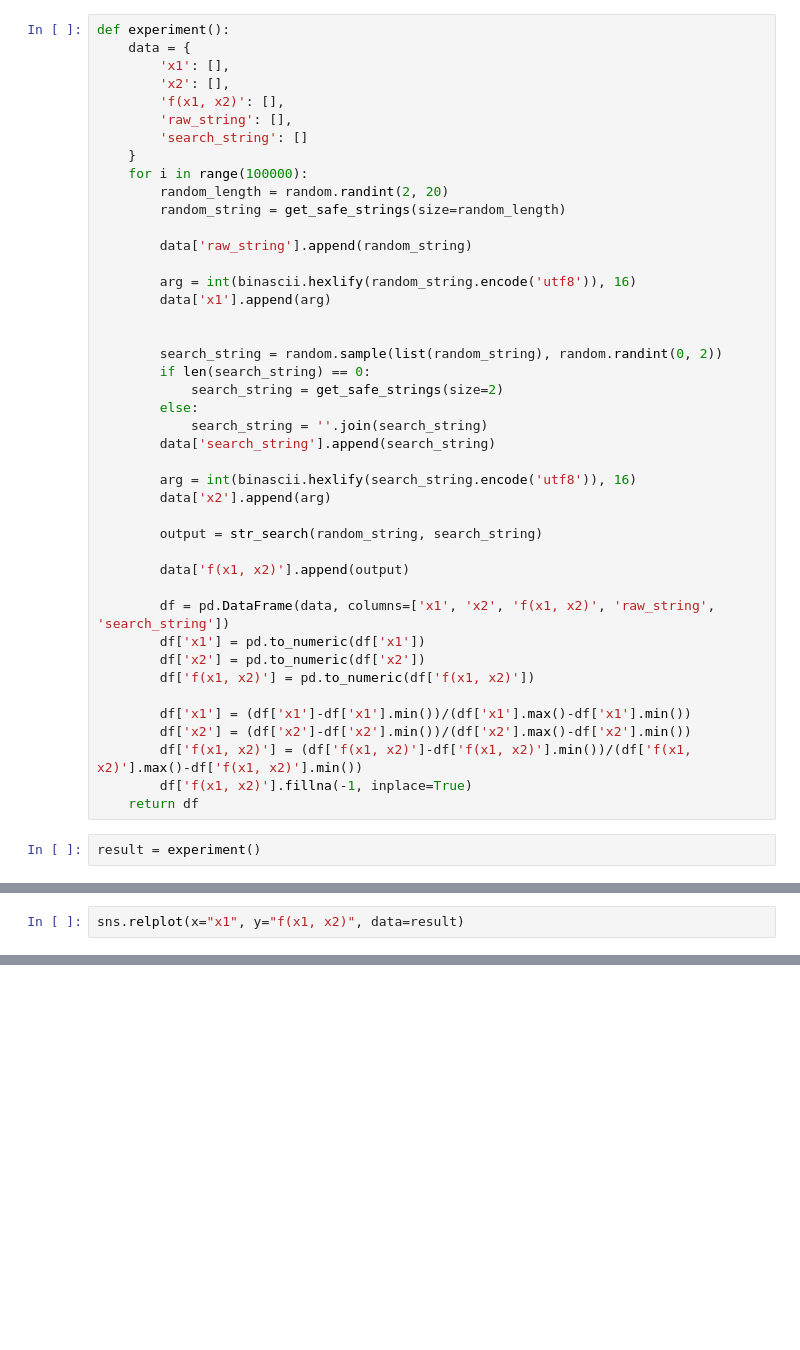
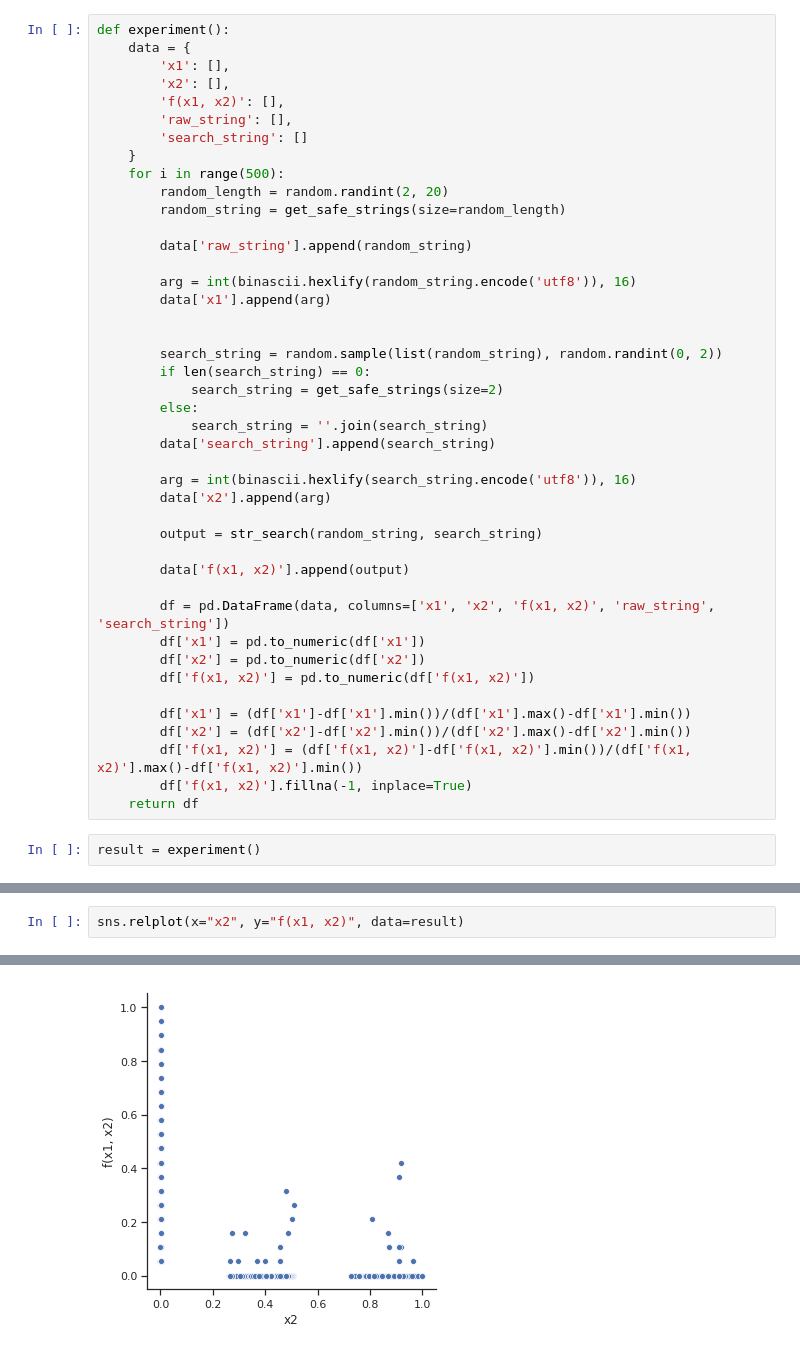
Before and after one commit to ltbringer/fastest, a Jupyter notebook: experiments/experiment_01__plot_function_args_vs_output.ipynb, the cells around one changed output, grey strips where cells are left out. Cells and saved outputs as stored; diff of their text form; blank space fills up the shorter version.

Commit message:
add: plots for string search

```diff
--- a/experiments/experiment_01__plot_function_args_vs_output.ipynb
+++ b/experiments/experiment_01__plot_function_args_vs_output.ipynb
@@ -188,7 +188,7 @@ def experiment():
         'raw_string': [],
         'search_string': []
     }
-    for i in range(100000):
+    for i in range(500):
         random_length = random.randint(2, 20)
         random_string = get_safe_strings(size=random_length)
 
@@ -232,2 +238,3 @@ sns.relplot(x="x1", y="f(x1, x2)", data=result)
 # %%
-sns.relplot(x="x1", y="f(x1, x2)", data=result)
+sns.relplot(x="x2", y="f(x1, x2)", data=result)
+# %% [output]
@@ -233,0 +242 @@ sns.relplot(x="x1", y="f(x1, x2)", data=result)
+[figure, added]
```
Also changed, not shown: parts of 6 cells of this notebook.
